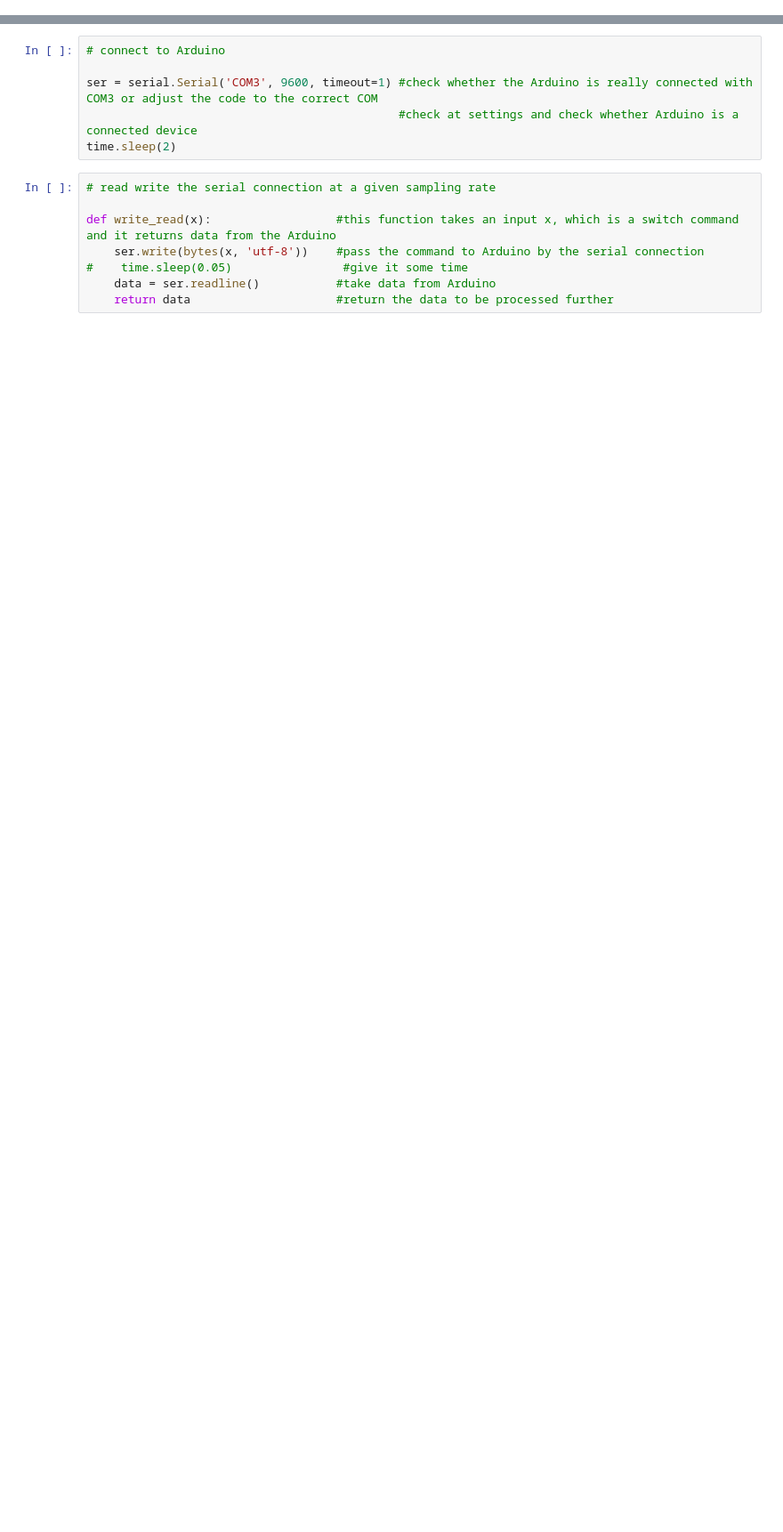
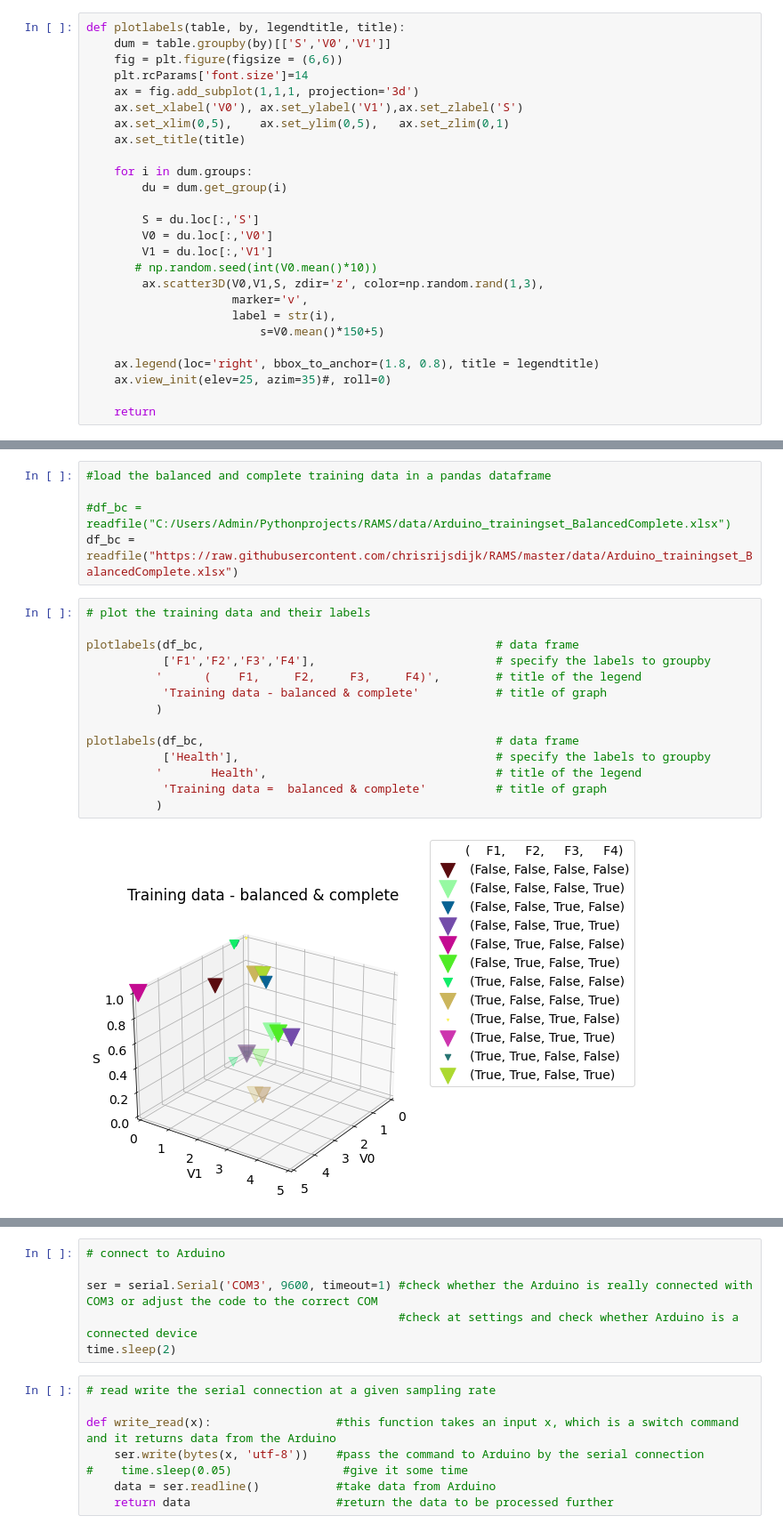
Before and after one commit to chrisrijsdijk/RAMS, a Jupyter notebook: notebook/Arduino_3Vars/Arduino_diagnostics_ensemble3Vars.ipynb, the cells around one changed output, grey strips where cells are left out. Shown: that part at 89% size. Cells and saved outputs as stored; diff of their text form; blank space fills up the shorter version.

Commit message:
Arduino data collection upgraded

```diff
--- a/notebook/Arduino_3Vars/Arduino_diagnostics_ensemble3Vars.ipynb
+++ b/notebook/Arduino_3Vars/Arduino_diagnostics_ensemble3Vars.ipynb
@@ -421,0 +35,26 @@ import keyboard
+# %%
+def plotlabels(table, by, legendtitle, title):
+    dum = table.groupby(by)[['S','V0','V1']]
+    fig = plt.figure(figsize = (6,6))
+    plt.rcParams['font.size']=14
+    ax = fig.add_subplot(1,1,1, projection='3d')
+    ax.set_xlabel('V0'), ax.set_ylabel('V1'),ax.set_zlabel('S')
+    ax.set_xlim(0,5),    ax.set_ylim(0,5),   ax.set_zlim(0,1)
+    ax.set_title(title)
+
+    for i in dum.groups:
+        du = dum.get_group(i)
+
+        S = du.loc[:,'S']
+        V0 = du.loc[:,'V0']
+        V1 = du.loc[:,'V1']
+       # np.random.seed(int(V0.mean()*10))
+        ax.scatter3D(V0,V1,S, zdir='z', color=np.random.rand(1,3),
+                     marker='v',
+                     label = str(i),
+                         s=V0.mean()*150+5)
+
+    ax.legend(loc='right', bbox_to_anchor=(1.8, 0.8), title = legendtitle)
+    ax.view_init(elev=25, azim=35)#, roll=0)
+
+    return
@@ -421,0 +105,21 @@ import keyboard
+# %%
+#load the balanced and complete training data in a pandas dataframe
+
+#df_bc = readfile("C:/Users/Admin/Pythonprojects/RAMS/data/Arduino_trainingset_BalancedComplete.xlsx")
+df_bc = readfile("https://raw.githubusercontent.com/chrisrijsdijk/RAMS/master/data/Arduino_trainingset_BalancedComplete.xlsx")
+# %%
+# plot the training data and their labels
+
+plotlabels(df_bc,                                          # data frame
+           ['F1','F2','F3','F4'],                          # specify the labels to groupby
+          '      (    F1,     F2,     F3,     F4)',        # title of the legend
+           'Training data - balanced & complete'           # title of graph
+          )
+
+plotlabels(df_bc,                                          # data frame
+           ['Health'],                                     # specify the labels to groupby
+          '       Health',                                 # title of the legend
+           'Training data =  balanced & complete'          # title of graph
+          )
+# %% [output]
+[figure, added]
```
Also changed, not shown: parts of 56 cells of this notebook.
